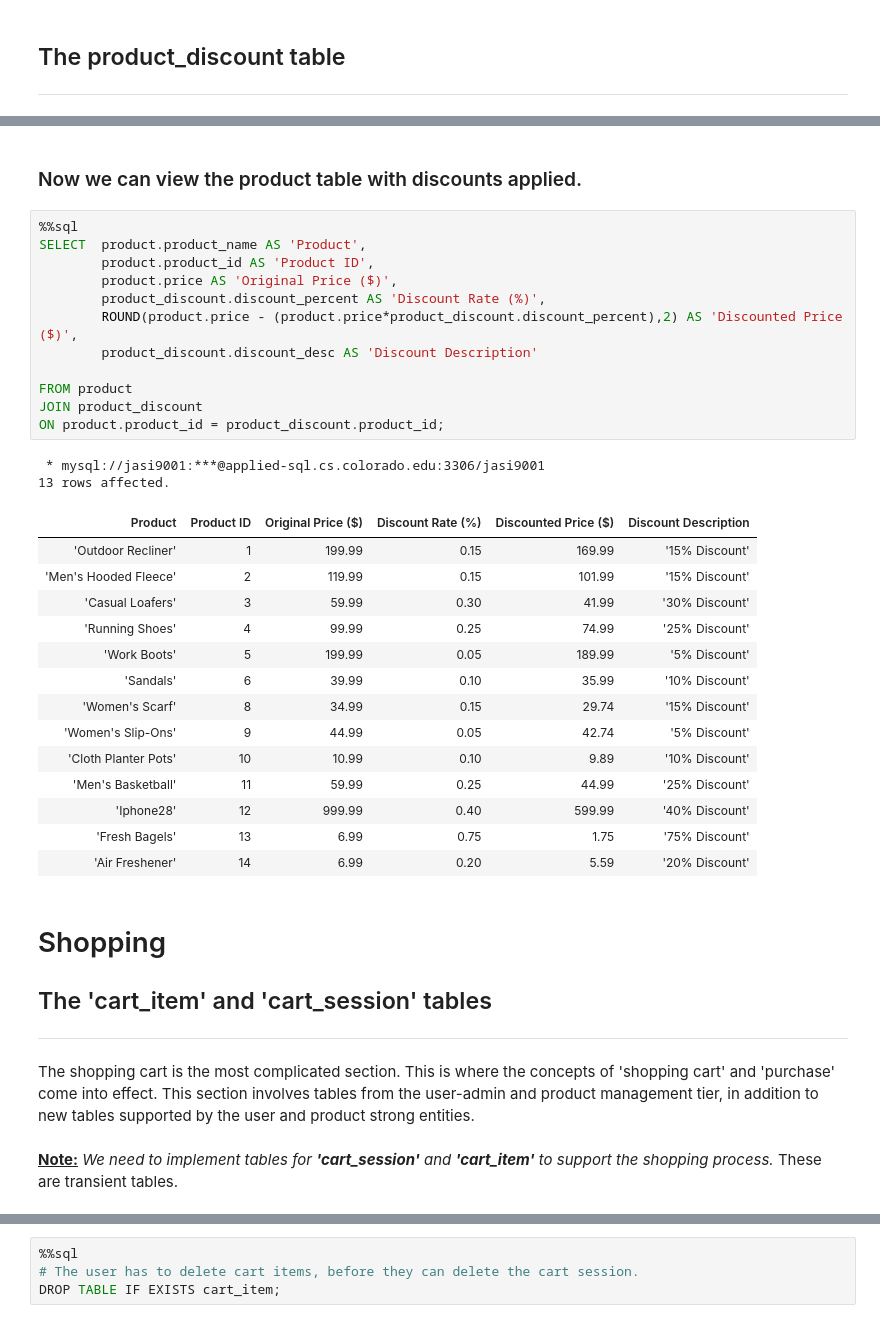
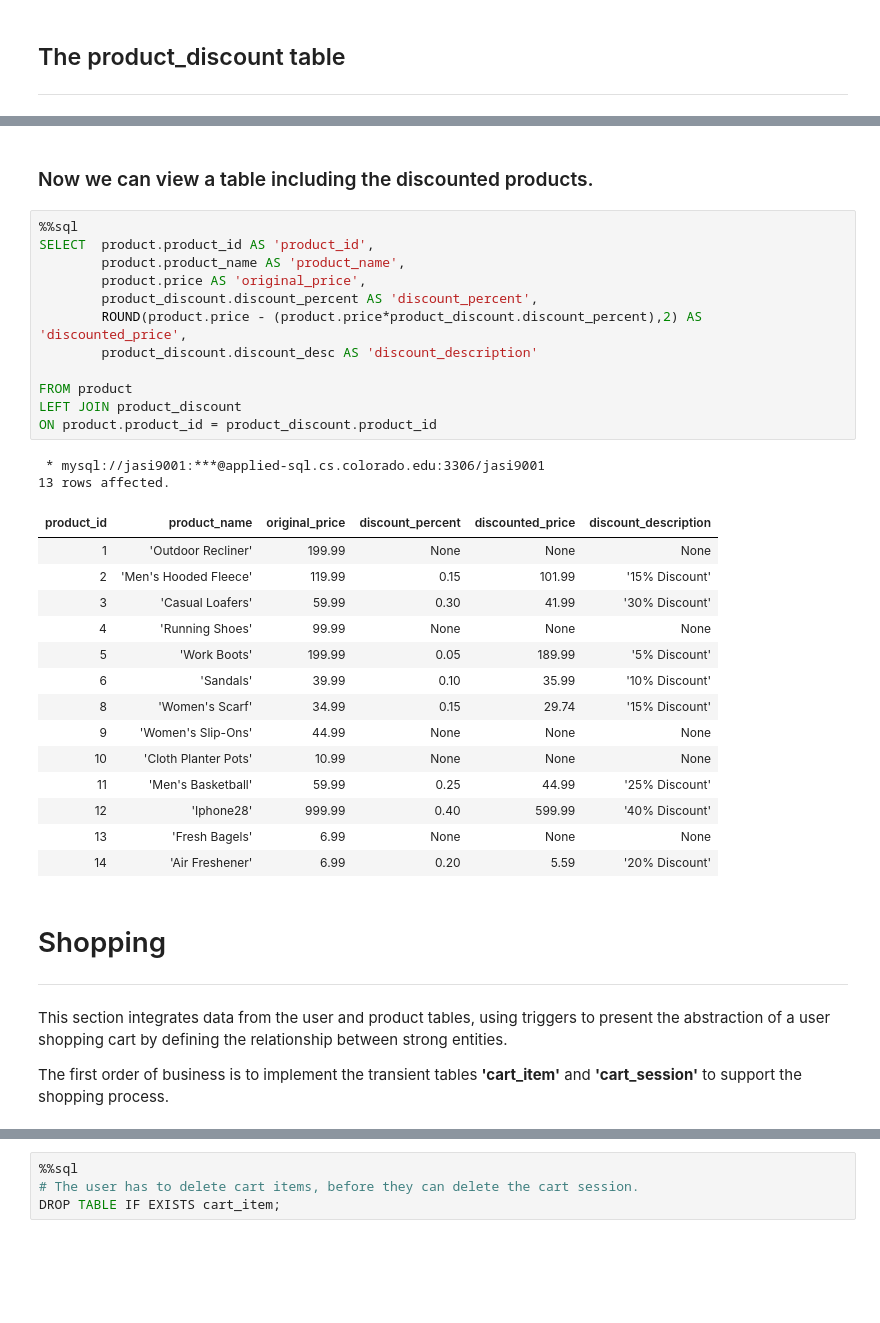
Before and after one commit to Micah614/P2P_Retail_Database, a Jupyter notebook: P2P_DB.ipynb, the cells around one changed output, grey strips where cells are left out. Drawn from its saved outputs; the diff is of its cells as text; blank space fills up the shorter version.

```diff
--- a/P2P_DB.ipynb
+++ b/P2P_DB.ipynb
@@ -921,40 +909,39 @@ SUCCESS! Inserted: discount_13
 SUCCESS! Inserted: discount_14
 # %% [markdown]
-<h3>Now we can view the product table with discounts applied.</h3>
+<h3>Now we can view a table including the discounted products.</h3>
 # %%
 %%sql
-SELECT  product.product_name AS 'Product',
-        product.product_id AS 'Product ID',
-        product.price AS 'Original Price ($)',
-        product_discount.discount_percent AS 'Discount Rate (%)',
-        ROUND(product.price - (product.price*product_discount.discount_percent),2) AS 'Discounted Price ($)',
-        product_discount.discount_desc AS 'Discount Description'
+SELECT  product.product_id AS 'product_id',
+        product.product_name AS 'product_name',
+        product.price AS 'original_price',
+        product_discount.discount_percent AS 'discount_percent',
+        ROUND(product.price - (product.price*product_discount.discount_percent),2) AS 'discounted_price',
+        product_discount.discount_desc AS 'discount_description'
 
 FROM product
-JOIN product_discount
-ON product.product_id = product_discount.product_id;
+LEFT JOIN product_discount
+ON product.product_id = product_discount.product_id
 # %% [output]
  * mysql://jasi9001:***@applied-sql.cs.colorado.edu:3306/jasi9001
 13 rows affected.
-| Product | Product ID | Original Price ($) | Discount Rate (%) | Discounted Price ($) | Discount Description |
-| 'Outdoor Recliner' | 1 | 199.99 | 0.15 | 169.99 | '15% Discount' |
-| 'Men's Hooded Fleece' | 2 | 119.99 | 0.15 | 101.99 | '15% Discount' |
-| 'Casual Loafers' | 3 | 59.99 | 0.30 | 41.99 | '30% Discount' |
-| 'Running Shoes' | 4 | 99.99 | 0.25 | 74.99 | '25% Discount' |
-| 'Work Boots' | 5 | 199.99 | 0.05 | 189.99 | '5% Discount' |
-| 'Sandals' | 6 | 39.99 | 0.10 | 35.99 | '10% Discount' |
-| 'Women's Scarf' | 8 | 34.99 | 0.15 | 29.74 | '15% Discount' |
-| 'Women's Slip-Ons' | 9 | 44.99 | 0.05 | 42.74 | '5% Discount' |
-| 'Cloth Planter Pots' | 10 | 10.99 | 0.10 | 9.89 | '10% Discount' |
-| 'Men's Basketball' | 11 | 59.99 | 0.25 | 44.99 | '25% Discount' |
-| 'Iphone28' | 12 | 999.99 | 0.40 | 599.99 | '40% Discount' |
-| 'Fresh Bagels' | 13 | 6.99 | 0.75 | 1.75 | '75% Discount' |
-| 'Air Freshener' | 14 | 6.99 | 0.20 | 5.59 | '20% Discount' |
+| product_id | product_name | original_price | discount_percent | discounted_price | discount_description |
+| 1 | 'Outdoor Recliner' | 199.99 | None | None | None |
+| 2 | 'Men's Hooded Fleece' | 119.99 | 0.15 | 101.99 | '15% Discount' |
+| 3 | 'Casual Loafers' | 59.99 | 0.30 | 41.99 | '30% Discount' |
+| 4 | 'Running Shoes' | 99.99 | None | None | None |
+| 5 | 'Work Boots' | 199.99 | 0.05 | 189.99 | '5% Discount' |
+| 6 | 'Sandals' | 39.99 | 0.10 | 35.99 | '10% Discount' |
+| 8 | 'Women's Scarf' | 34.99 | 0.15 | 29.74 | '15% Discount' |
+| 9 | 'Women's Slip-Ons' | 44.99 | None | None | None |
+| 10 | 'Cloth Planter Pots' | 10.99 | None | None | None |
+| 11 | 'Men's Basketball' | 59.99 | 0.25 | 44.99 | '25% Discount' |
+| 12 | 'Iphone28' | 999.99 | 0.40 | 599.99 | '40% Discount' |
+| 13 | 'Fresh Bagels' | 6.99 | None | None | None |
+| 14 | 'Air Freshener' | 6.99 | 0.20 | 5.59 | '20% Discount' |
 # %% [markdown]
 <h1>Shopping</h1>
-<h2>The 'cart_item' and 'cart_session' tables</h2>
 <hr>
 # %% [markdown]
-The shopping cart is the most complicated section. This is where the concepts of 'shopping cart' and 'purchase' come into effect. This section involves tables from the user-admin and product management tier, in addition to new tables supported by the user and product strong entities.
-<br><br>
-<u><b>Note:</b></u><i> We need to implement tables for <b>'cart_session'</b> and <b>'cart_item'</b> to support the shopping process.</i> These are transient tables.
+This section integrates data from the user and product tables, using triggers to present the abstraction of a user shopping cart by defining the relationship between strong entities.
+
+The first order of business is to implement the transient tables <b>'cart_item'</b> and <b>'cart_session'</b> to support the shopping process.
```
Also changed, not shown: parts of 32 cells of this notebook.
